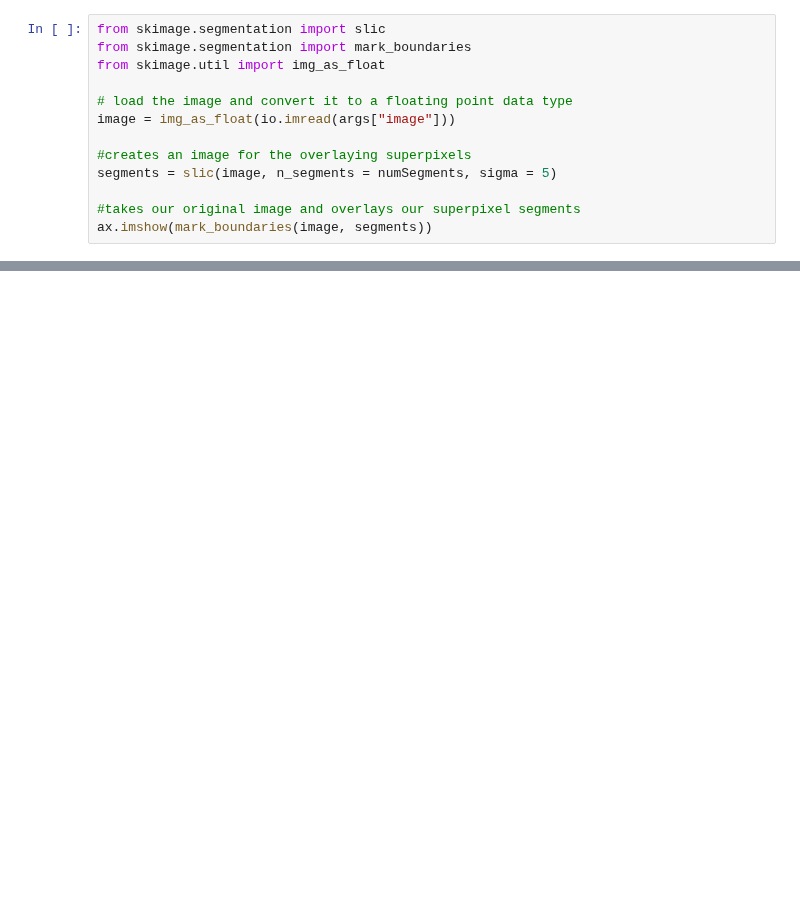
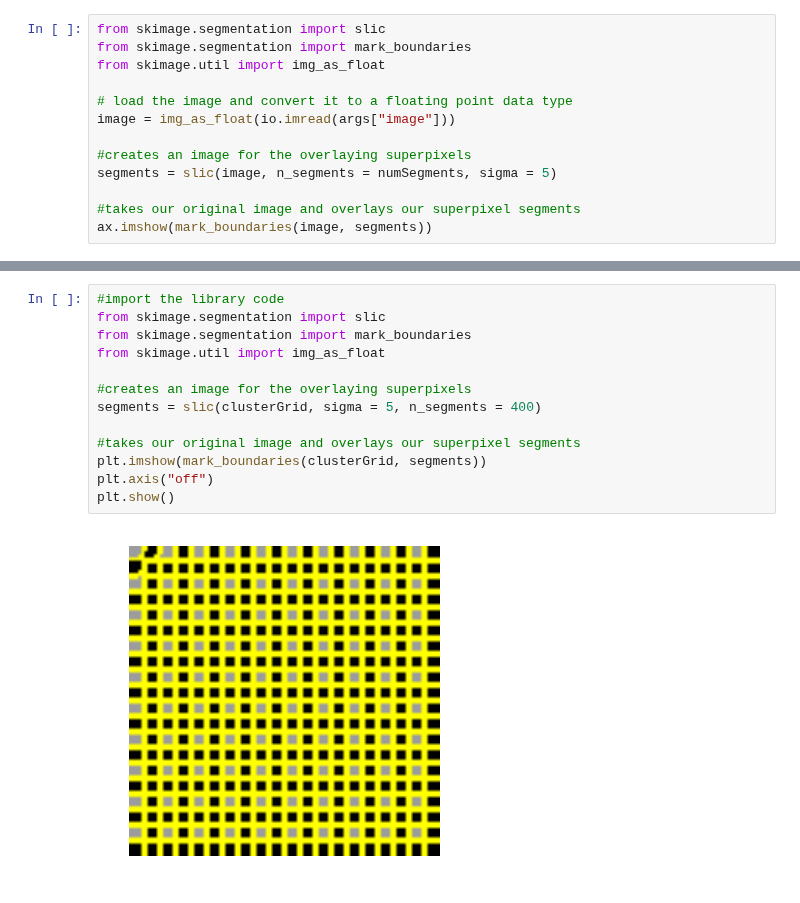
Before and after one commit to NeuroDataDesign/pan-synapse, a Jupyter notebook: background/SLIC_writeup.ipynb, the cells around one changed output, grey strips where cells are left out. Drawn from its saved outputs; the diff is of its cells as text; blank space fills up the shorter version.

Commit message:
added to SLIC algorithm.md file

```diff
--- a/background/SLIC_writeup.ipynb
+++ b/background/SLIC_writeup.ipynb
@@ -33,0 +70,15 @@ ax.imshow(mark_boundaries(image, segments))
+# %%
+#import the library code
+from skimage.segmentation import slic
+from skimage.segmentation import mark_boundaries
+from skimage.util import img_as_float
+
+#creates an image for the overlaying superpixels
+segments = slic(clusterGrid, sigma = 5, n_segments = 400)
+
+#takes our original image and overlays our superpixel segments
+plt.imshow(mark_boundaries(clusterGrid, segments))
+plt.axis("off")
+plt.show()
+# %% [output]
+[figure, added]
```
Also changed, not shown: parts of 7 cells of this notebook, 3 other files.
